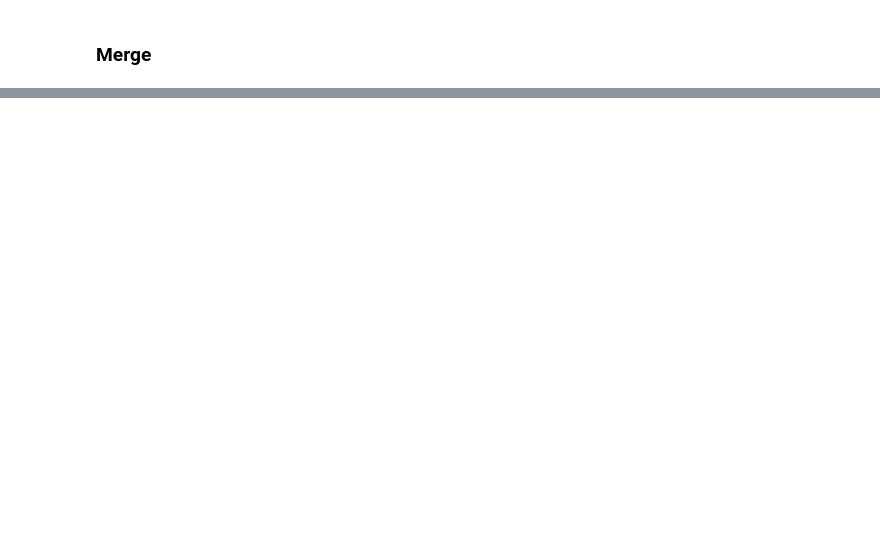
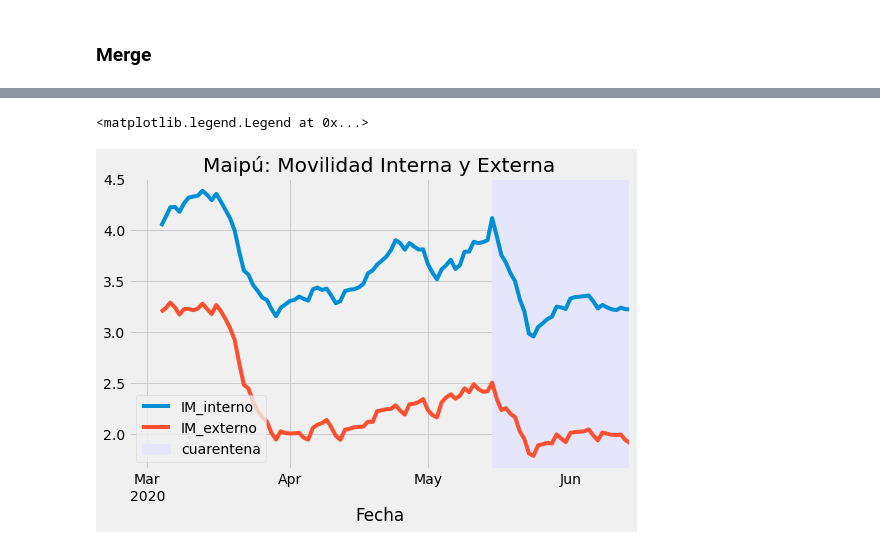
Before and after one commit to cdagnino/mobility_and_comuna, a Jupyter notebook: main.ipynb, the cells around one changed output, grey strips where cells are left out. Drawn from its saved outputs; the diff is of its cells as text; code cells hidden in the pictures; blank space fills up the shorter version.

Commit message:
Explicaciones, plots y regresiones

```diff
--- a/main.ipynb
+++ b/main.ipynb
@@ -77,2 +57,0 @@ df_fechas.head()
-# %%
-mobility = mobility.merge(df_fechas, how='left', left_on='Fecha', right_on='fecha')
@@ -112,10 +60,12 @@ mobility
 
 Estimación para áreas pequeñas (SAE) 2017
 # %%
-# min_desarrollo = "http://observatorio.ministeriodesarrollosocial.gob.cl/documentos/"
+min_desarrollo = "http://observatorio.ministeriodesarrollosocial.gob.cl/documentos/"
 
 
-# ingresos = (pd.read_excel(min_desarrollo +
-#     "PLANILLA_Estimaciones_comunales_tasa_pobreza_por_ingresos_multidimensional_2017.xlsx",
-#                         skiprows=2)
-#            .rename(columns={"Código": "Codigo comuna"}))
+ingresos = (pd.read_excel(min_desarrollo +
+    "PLANILLA_Estimaciones_comunales_tasa_pobreza_por_ingresos_multidimensional_2017.xlsx",
+                         skiprows=2)
+            .rename(columns={"Código": "Codigo comuna"}))
+
+ingresos.head(2)
@@ -122,3 +75,0 @@ Estimación para áreas pequeñas (SAE) 2017
-# %%
-#ESTA DATA SALE DEL ETL
-ingresos = pd.read_pickle(r'data/data_por_comuna.pkl')
@@ -194,7 +93,19 @@ AttributeError: module 'seaborn' has no attribute 'scatterplot'
 # %%
 fig, ax = plt.subplots(1, 1, figsize=(8, 5))
-(df[df['Comuna'] == 'Las Condes'][['Comuna', 'Fecha', 'IM_interno',
-                                            'IM_externo', 'IM']]
-.set_index('Fecha')[['IM', 'IM_interno', 'IM_externo']]
- .rolling(8).mean().plot(ax=ax))
-ax.set_title("Las Condes: Movilidad Interna y Externa")
+codigo_comuna = 13119 #Maipú
+comuna = df[df['Codigo comuna'] == codigo_comuna][['Comuna', 'Fecha', 'IM_interno', 'IM_externo', 'IM']]
+
+(comuna.set_index('Fecha')[['IM_interno', 'IM_externo']]
+     .rolling(8).mean().plot(ax=ax))
+ax.set_title(f"{comuna['Comuna'].iloc[0]}: Movilidad Interna y Externa")
+
+#Fechas de cuarentena:
+# Podría haber más de una fila acá si hay más de una cuarentena para esa comuna
+cuarentena_com = df_cuarentena[df_cuarentena['Código CUT Comuna'] == 13119]
+inicio_cuarentena, fin_cuarentena = cuarentena_com['fecha_inicio'].iloc[0], cuarentena_com['fecha_termino'].iloc[0]
+ax.axvspan(pd.to_datetime(inicio_cuarentena), pd.to_datetime(fin_cuarentena),
+           label="cuarentena", color="lavender", alpha=1.)
+ax.legend(loc='lower left')
+# %% [output]
+<matplotlib.legend.Legend at 0x...>
+[figure, added]
```
Also changed, not shown: parts of 50 cells of this notebook.
